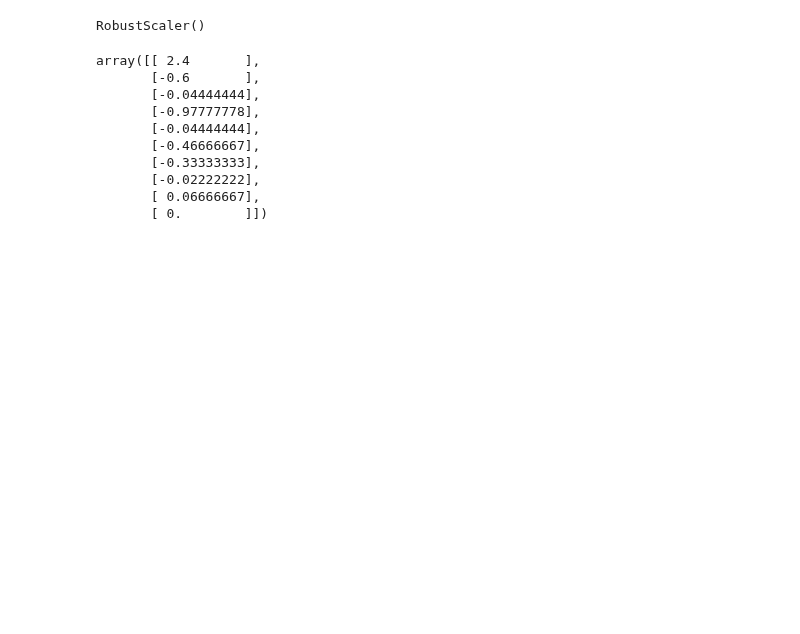
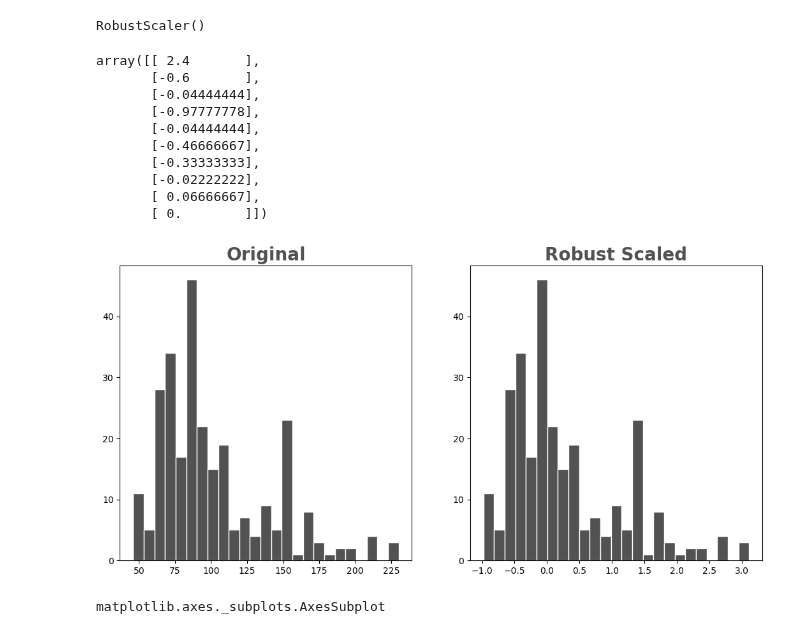
Before and after one commit to manuelparra1/regression-exercises, a Jupyter notebook: scaling_notes.ipynb, the cells around one changed output. Cells and saved outputs as stored; diff of their text form; code cells hidden in the pictures; blank space fills up the shorter version.

Commit message:
finished scaling function

```diff
--- a/scaling_notes.ipynb
+++ b/scaling_notes.ipynb
@@ -377,3 +378,37 @@ array([[ 2.4       ],
        [-0.02222222],
        [ 0.06666667],
        [ 0.        ]])
+# %%
+# Scaler
+# ======
+auto_df_scaler = sklearn.preprocessing.RobustScaler()
+# Note that we only call .fit with the training data,
+# but we use .transform to apply the scaling to all the data splits.
+auto_df_scaler.fit(auto_df_train[['horsepower']])
+
+auto_df_train_scaled = auto_df_scaler.transform(auto_df_train[['horsepower']])
+
+# Plotting
+# ========
+font = {'family': 'sans serif',
+        'color':  '#525252',
+        'weight': 'bold',
+        'size': 20,
+        }
+
+plt.figure(figsize=(13, 6))
+
+plt.subplot(121)
+plt.hist(auto_df_train['horsepower'],bins=25,color='#525252',ec='white')
+plt.title('Original', fontdict=font)
+
+plt.subplot(122)
+plt.hist(auto_df_train_scaled,bins=25,color='#525252',ec='white')
+plt.title('Robust Scaled', fontdict=font)
+plt.show()
+# %% [output]
+[figure, added]
+# %%
+type(ax2)
+# %% [output]
+matplotlib.axes._subplots.AxesSubplot
```
Also changed, not shown: parts of 2 cells of this notebook, 5 other files.
